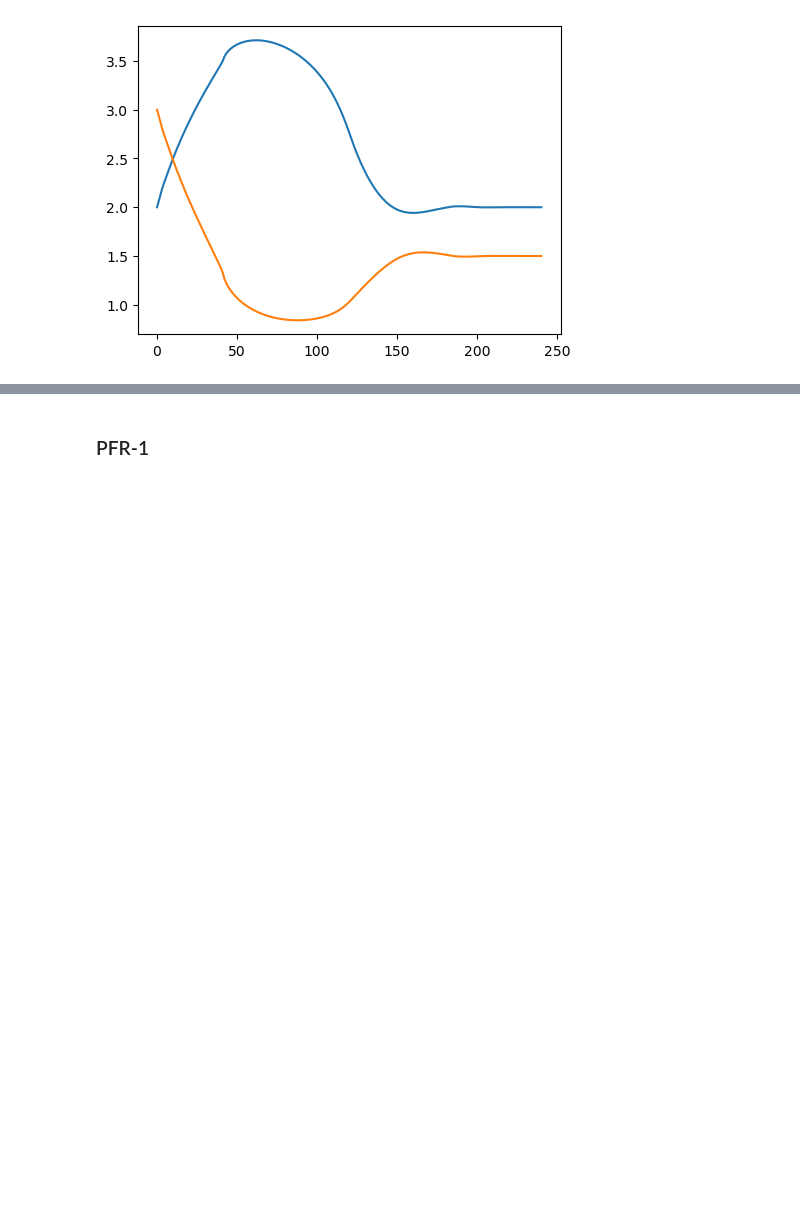
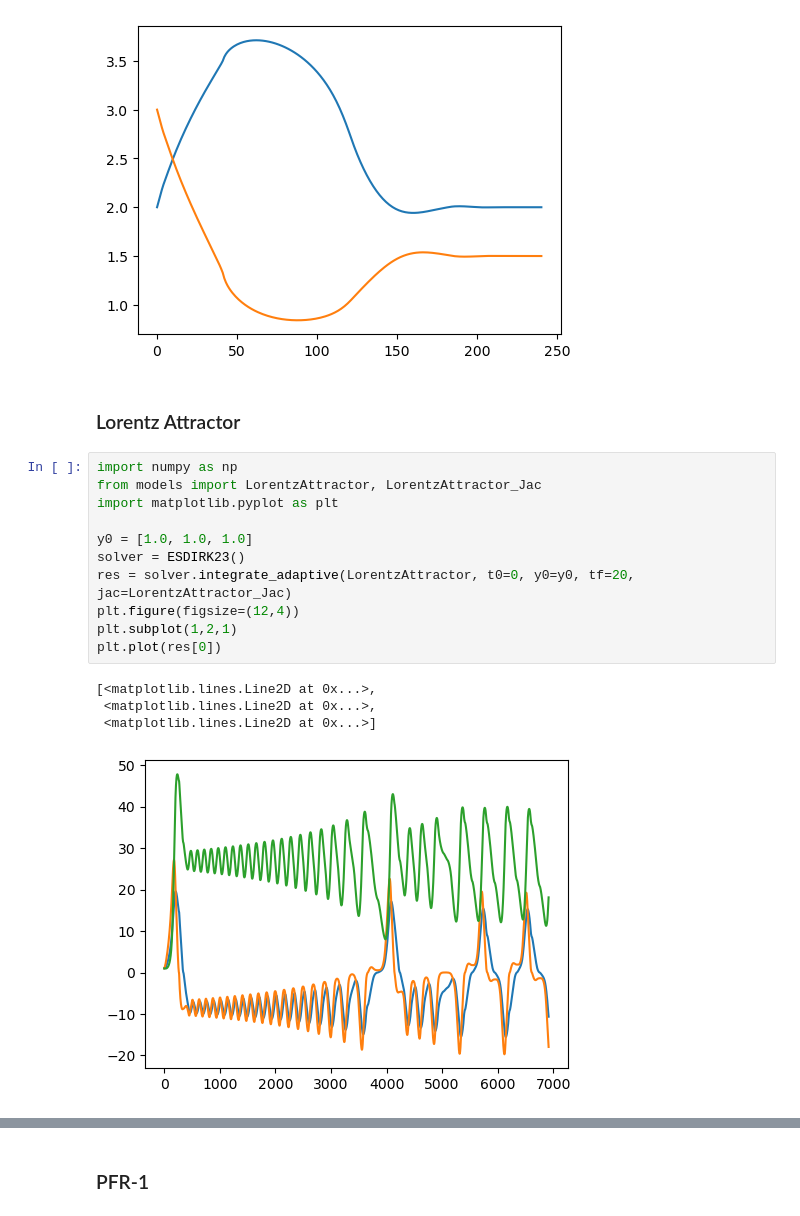
Before and after one commit to EstherCon0/SciComDiff, a Jupyter notebook: project/esdirk23.ipynb, the cells around one changed output, grey strips where cells are left out. Saved outputs shown, nothing was run; the diff lists cells and outputs as text; blank space fills up the shorter version.

Commit message:
added more models

```diff
--- a/project/esdirk23.ipynb
+++ b/project/esdirk23.ipynb
@@ -320,3 +320,21 @@ plt.plot(res[0])
 [<matplotlib.lines.Line2D at 0x...>,
  <matplotlib.lines.Line2D at 0x...>]
 [figure]
+# %% [markdown]
+### Lorentz Attractor
+# %%
+import numpy as np
+from models import LorentzAttractor, LorentzAttractor_Jac
+import matplotlib.pyplot as plt
+
+y0 = [1.0, 1.0, 1.0]
+solver = ESDIRK23()
+res = solver.integrate_adaptive(LorentzAttractor, t0=0, y0=y0, tf=20, jac=LorentzAttractor_Jac)
+plt.figure(figsize=(12,4))
+plt.subplot(1,2,1)
+plt.plot(res[0])
+# %% [output]
+[<matplotlib.lines.Line2D at 0x...>,
+ <matplotlib.lines.Line2D at 0x...>,
+ <matplotlib.lines.Line2D at 0x...>]
+[figure, added]
```
Also changed, not shown: parts of 9 cells of this notebook, 3 other files.
